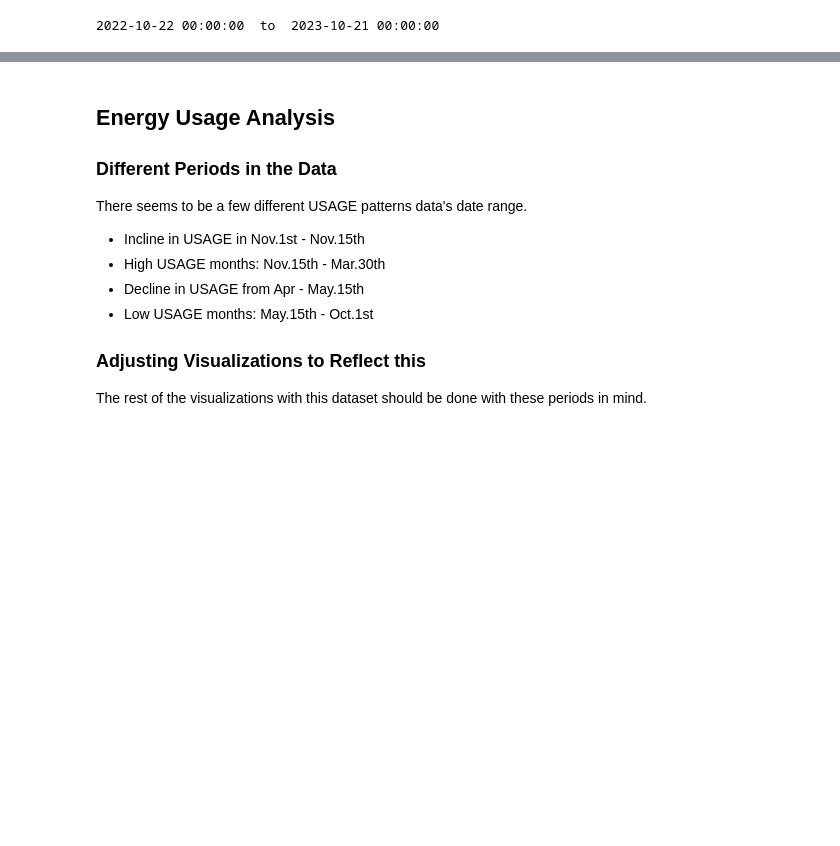
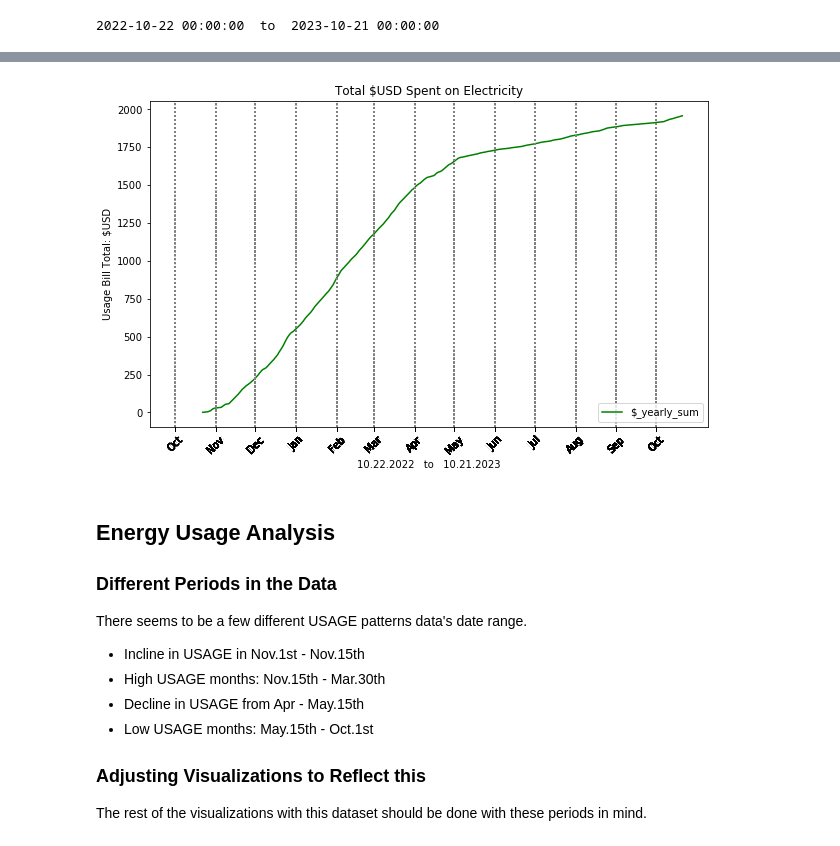
Before and after one commit to MichaelSalata/Energy_Use_Info, a Jupyter notebook: green_button_data_analysis.ipynb, the cells around one changed output, grey strips where cells are left out. Drawn from its saved outputs; the diff is of its cells as text; code cells hidden in the pictures; blank space fills up the shorter version.

```diff
--- a/green_button_data_analysis.ipynb
+++ b/green_button_data_analysis.ipynb
@@ -123,3 +132,26 @@ plt.show()
+# %%
+# Graph how the USAGE Bill adds up throughout the whole year
+daily_sum['COST_Cumulative'] = daily_sum['COST'].cumsum()
+
+# Create a Time Series plot
+plt.figure(figsize=(10, 6))
+x_axis = start_date.strftime("%m.%d.%Y") + '   to   ' + end_date.strftime("%m.%d.%Y")
+plt.xlabel(x_axis)
+plt.ylabel('Usage Bill Total: $USD')
+plt.title('Total $USD Spent on Electricity')
+plt.xticks(daily_sum['YearMonth'].dt.to_timestamp(), daily_sum['YearMonth'].dt.strftime('%b'), rotation=45)
+
+indexed_daily_sum = daily_sum.set_index('DATE')
+plt.plot(indexed_daily_sum.index, indexed_daily_sum['COST_Cumulative'], label='$_yearly_sum', color='green')
+
+# Plotting vertical lines for each month
+for date in daily_sum['YearMonth'].dt.to_timestamp():
+    plt.axvline(x=date, color='gray', linestyle=':')
+
+plt.legend()
+plt.show()
+# %% [output]
+[figure, added]
 # %% [markdown]
 ## Energy Usage Analysis
 ### Different Periods in the Data
```
Also changed, not shown: parts of 8 cells of this notebook.
